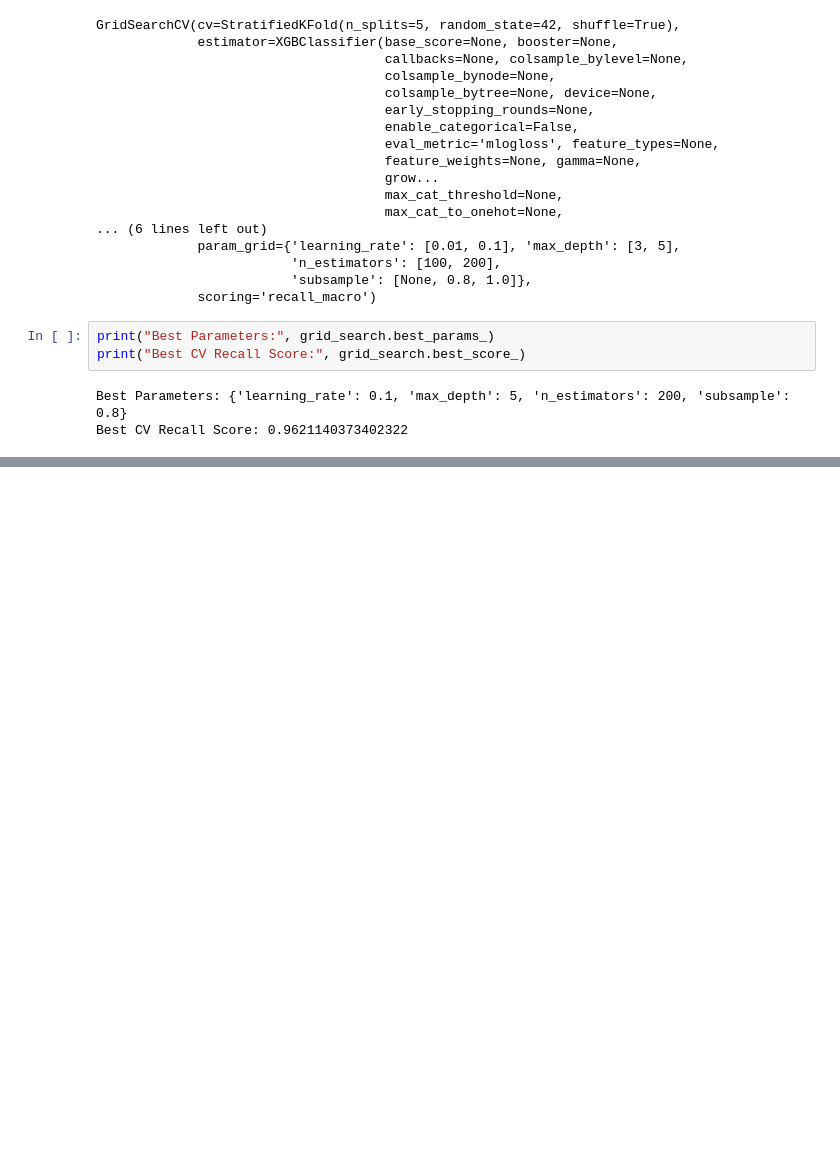
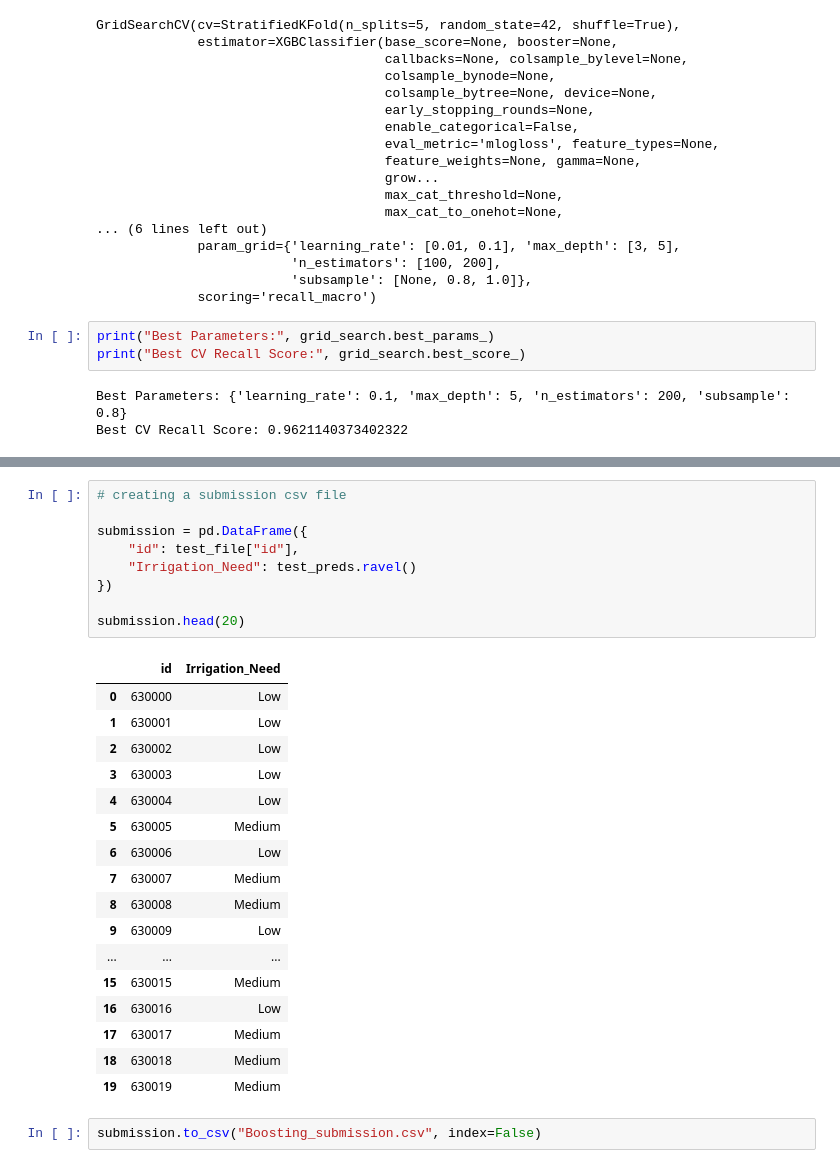
Before and after one commit to lcalaff/Advanced_ML_Work, a Jupyter notebook: Git_Code/Kaggle Homework Lucas lucascalaff206/Kaggle Boosting Notebook.ipynb, the cells around one changed output, grey strips where cells are left out. Saved outputs shown, nothing was run; the diff lists cells and outputs as text; blank space fills up the shorter version.

```diff
--- a/Git_Code/Kaggle Homework Lucas lucascalaff206/Kaggle Boosting Notebook.ipynb
+++ b/Git_Code/Kaggle Homework Lucas lucascalaff206/Kaggle Boosting Notebook.ipynb
@@ -129,0 +277,29 @@ Best CV Recall Score: 0.9621140373402322
+# %%
+# creating a submission csv file
+
+submission = pd.DataFrame({
+    "id": test_file["id"],
+    "Irrigation_Need": test_preds.ravel()
+})
+
+submission.head(20)
+# %% [output]
+|  | id | Irrigation_Need |
+| 0 | 630000 | Low |
+| 1 | 630001 | Low |
+| 2 | 630002 | Low |
+| 3 | 630003 | Low |
+| 4 | 630004 | Low |
+| 5 | 630005 | Medium |
+| 6 | 630006 | Low |
+| 7 | 630007 | Medium |
+| 8 | 630008 | Medium |
+| 9 | 630009 | Low |
+| ... | ... | ... |
+| 15 | 630015 | Medium |
+| 16 | 630016 | Low |
+| 17 | 630017 | Medium |
+| 18 | 630018 | Medium |
+| 19 | 630019 | Medium |
+# %%
+submission.to_csv("Boosting_submission.csv", index=False)
```
Also changed, not shown: parts of 10 cells of this notebook, 2 other files.
